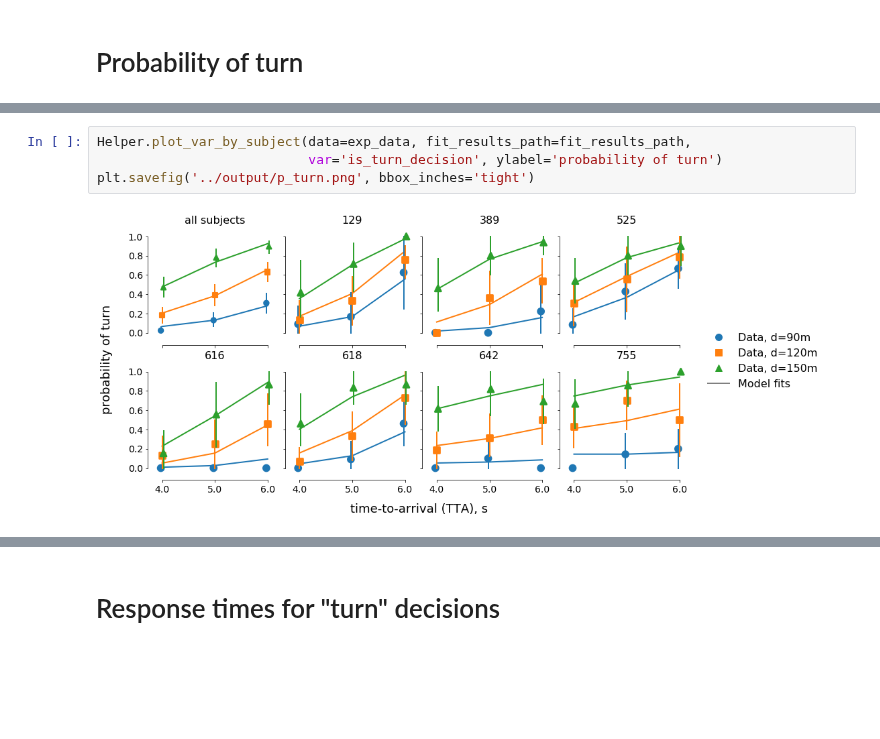
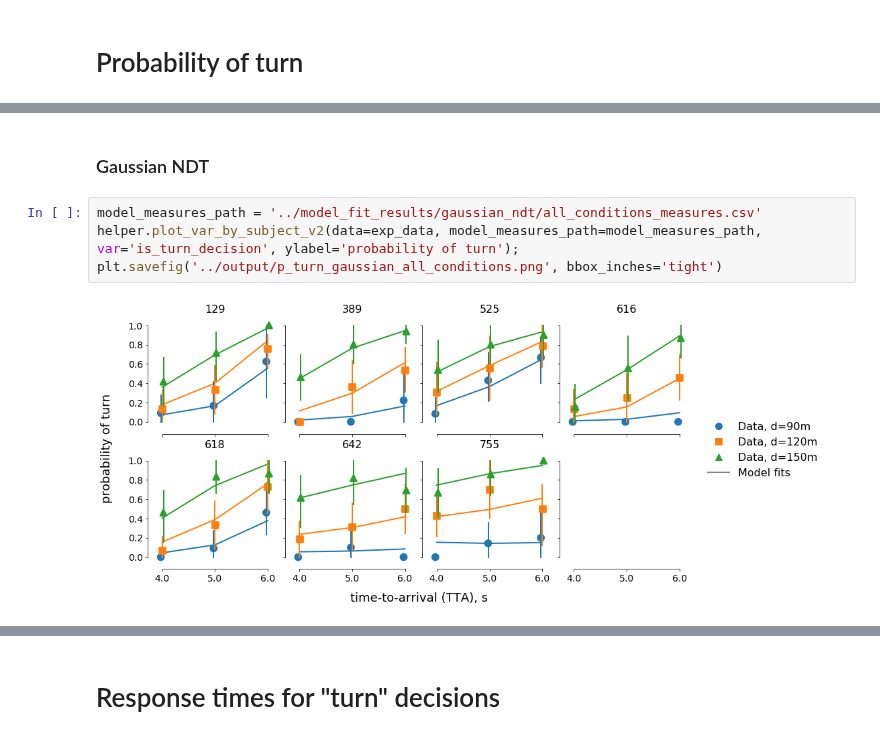
Before and after one commit to cherepaha/evidence_accumulation_in_gap_acceptance, a Jupyter notebook: data_and_model_analysis/paper_figures.ipynb, the cells around one changed output, grey strips where cells are left out. Cells and saved outputs as stored; diff of their text form; blank space fills up the shorter version.

Commit message:
Model measures updated

```diff
--- a/data_and_model_analysis/paper_figures.ipynb
+++ b/data_and_model_analysis/paper_figures.ipynb
@@ -173,6 +180,8 @@ exp_data = pd.read_csv('../data/measures.csv')
+# %% [markdown]
+### Gaussian NDT
 # %%
-Helper.plot_var_by_subject(data=exp_data, fit_results_path=fit_results_path,
-                           var='is_turn_decision', ylabel='probability of turn')
-plt.savefig('../output/p_turn.png', bbox_inches='tight')
+model_measures_path = '../model_fit_results/gaussian_ndt/all_conditions_measures.csv'
+helper.plot_var_by_subject_v2(data=exp_data, model_measures_path=model_measures_path, var='is_turn_decision', ylabel='probability of turn');
+plt.savefig('../output/p_turn_gaussian_all_conditions.png', bbox_inches='tight')
 # %% [output]
-[figure, old version]
+[figure, new version]
```
Also changed, not shown: parts of 12 cells of this notebook, 8 other files.
